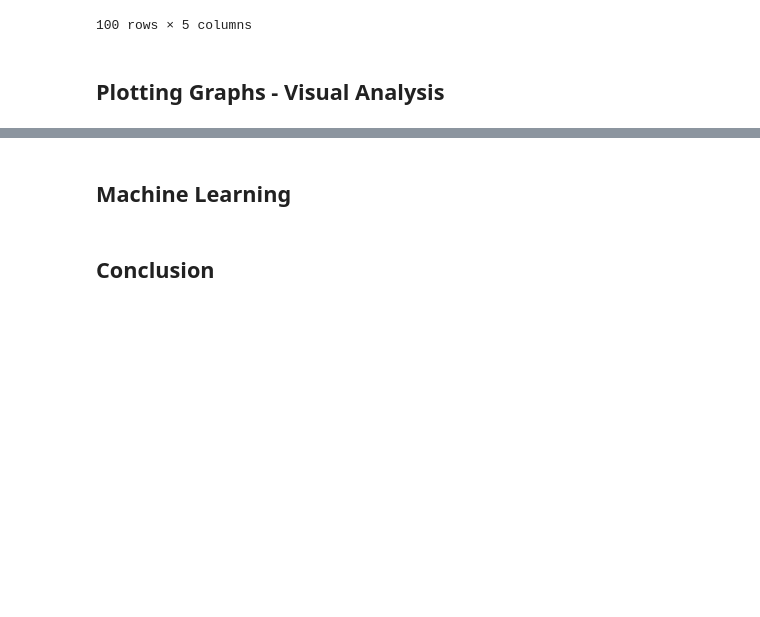
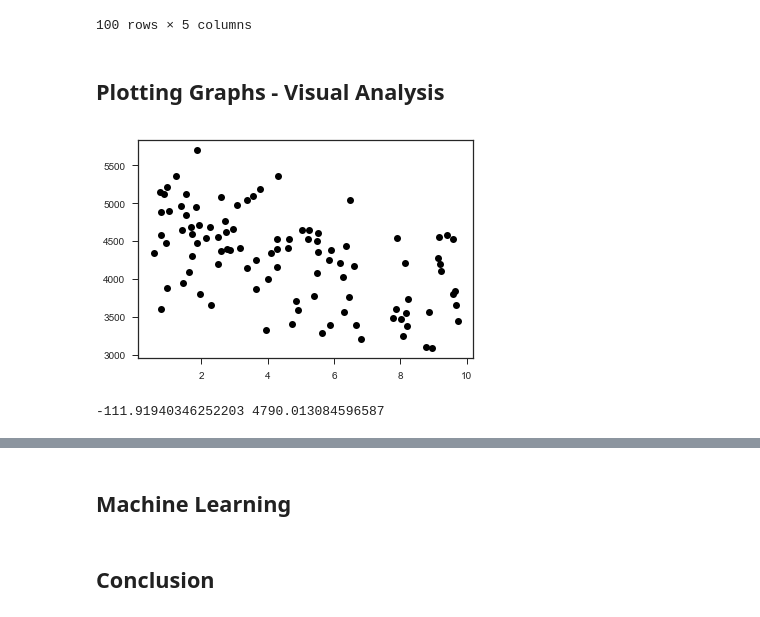
Before and after one commit to eimearbutler7/Programming4DA_Project, a Jupyter notebook: Programming4DA_Project.ipynb, the cells around one changed output, grey strips where cells are left out. Saved outputs shown, nothing was run; the diff lists cells and outputs as text; code cells hidden in the pictures; blank space fills up the shorter version.

Commit message:
updated work 22.11.18
added graphs and pictures

```diff
--- a/Programming4DA_Project.ipynb
+++ b/Programming4DA_Project.ipynb
@@ -384,3 +371,37 @@ df
 100 rows × 5 columns
 # %% [markdown]
 ## Plotting Graphs - Visual Analysis
+# %%
+#you could also pick out certian aspects to examine using matplotlib
+import matplotlib as mat
+import matplotlib.pyplot as plt # Import matplotlib functionality
+
+# Draw some axes. #Ian McLoughlin "Simple Linear Regression with NumPy" Jupyter Notebook, Semester 2 GMIT
+#plt.plot([-1, 10], [0, 0], 'k-')
+#plt.plot([0, 0], [-1, 10], 'k-')
+
+# Plot the red, blue and green lines.
+#plt.plot([1, 1], [-1, 3], 'b:')
+#plt.plot([-1, 1], [3, 3], 'r:')
+
+# Plot the two points (1,3) and (2,5).
+plt.plot([distance], [square_m], 'ko', label="Property Type")
+# Join them with an (extending) green lines.
+#plt.plot([-1, 10], [-1, 21], 'g-')
+
+# Set some reasonable plot limits.
+#plt.xlim([-1, 10])
+#plt.ylim([-1, 10])
+
+# Show the plot.
+plt.show()
+# %% [output]
+[figure, added]
+# %%
+(m1,c1) = np.polyfit(distance,square_m,1) #use ployfit function to determine least squares polynomial line fit, where 1 is the Degree of the fitting the polynomial
+
+#where the resuting m and c are values in the equation of a straight line (y=mx+c)
+
+print(m1,c1)
+# %% [output]
+-111.91940346252203 4790.013084596587
```
Also changed, not shown: parts of 28 cells of this notebook.
